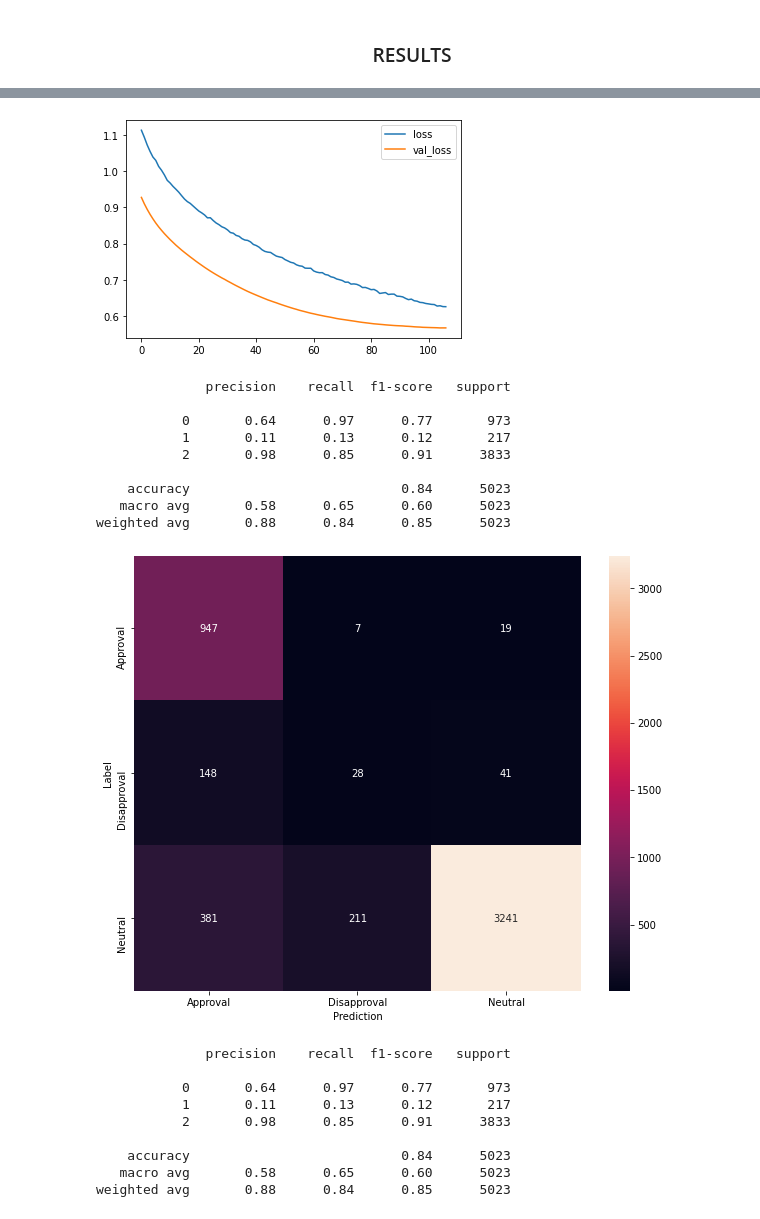
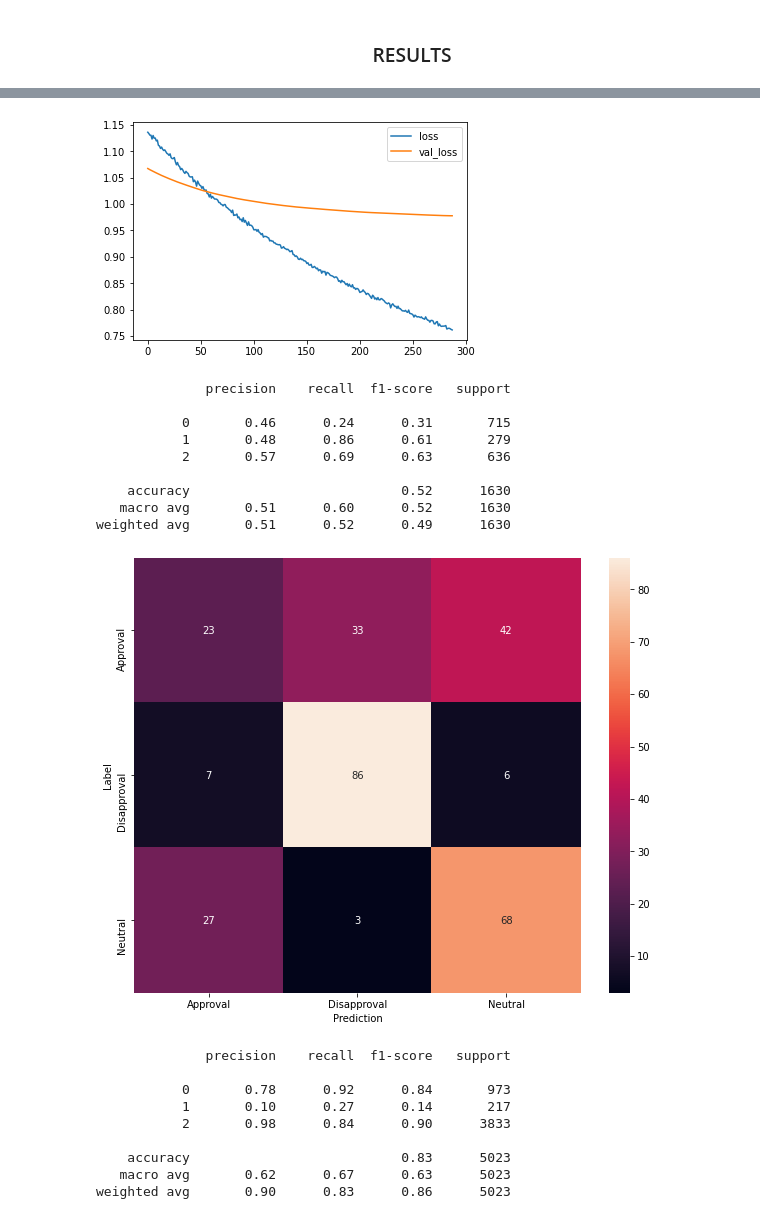
Before and after one commit to atick-faisal/Crowd-Emotion, a Jupyter notebook: src_v4/CE_TE_YAMNET_v4.ipynb, the cells around one changed output, grey strips where cells are left out. Saved outputs shown, nothing was run; the diff lists cells and outputs as text; code cells hidden in the pictures.

Commit message:
class weight done

```diff
--- a/src_v4/CE_TE_YAMNET_v4.ipynb
+++ b/src_v4/CE_TE_YAMNET_v4.ipynb
@@ -28,12 +28,14 @@ tf.__version__
 CONFIG = {
     'timestamp'             : str(datetime.datetime.now()),
     'model'                 : 'Transfer Learning on YAMNET',
-    'test_fold'             : 'Fold 1',
+    'test_fold'             : 'Fold 5',
     'architecture'          : '',
-    'batch_size'            : 32,
+    'batch_size'            : 1024,
     'epochs'                : 0,
-    'learning_rate'         : 0.000001,
-    'patience'              : 2,
+    'learning_rate'         : 0.000005,
+    'monitor'               : 'val_loss',
+    'patience'              : 3,
+    'class_weight'          : { 0: 0.71, 1:  2.32, 2: 0.86 },
     'training_time'         : 0,
     'testing_time'          : 0,
     'cm_atick'              : '',
@@ -207,7 +209,7 @@ my_model.compile(
 )
 
 callback = tf.keras.callbacks.EarlyStopping(
-    monitor='val_loss',
+    monitor=CONFIG['monitor'],
     patience=CONFIG['patience'],
     restore_best_weights=True
 )
@@ -217,9 +219,10 @@ start_time = time.time()
 
 history = my_model.fit(
     train_ds,
-    epochs=300,
-    validation_data=val_ds,
-    callbacks=callback
+    epochs              = 300,
+    validation_data     = val_ds,
+    callbacks           = callback,
+    class_weight        = CONFIG['class_weight']
 )
 
 training_time = time.time() - start_time
@@ -268,7 +271,7 @@ plt.plot(history.epoch, metrics['loss'], metrics['val_loss'])
 plt.legend(['loss', 'val_loss'])
 plt.show()
 # %% [output]
-[figure, old version]
+[figure, new version]
 # %%
 # ------------------ Testing on Aticks's data -----------------
 
@@ -284,23 +287,24 @@ print(result_atick)
 # %% [output]
               precision    recall  f1-score   support
 
-           0       0.64      0.97      0.77       973
-           1       0.11      0.13      0.12       217
-           2       0.98      0.85      0.91      3833
+           0       0.46      0.24      0.31       715
+           1       0.48      0.86      0.61       279
+           2       0.57      0.69      0.63       636
 
-    accuracy                           0.84      5023
-   macro avg       0.58      0.65      0.60      5023
-weighted avg       0.88      0.84      0.85      5023
+    accuracy                           0.52      1630
+   macro avg       0.51      0.60      0.52      1630
+weighted avg       0.51      0.52      0.49      1630
 # %%
-confusion_mtx_atick = tf.math.confusion_matrix(y_true, y_pred)
+# confusion_mtx_atick = tf.math.confusion_matrix(y_true, y_pred)
+confusion_mtx_atick = (confusion_matrix(y_true, y_pred, normalize='true') * 100).astype('int')
 plt.figure(figsize=(10, 8))
 sns.heatmap(confusion_mtx_atick, xticklabels=EMOTIONS, yticklabels=EMOTIONS,
             annot=True, fmt='g')
 plt.xlabel('Prediction')
 plt.ylabel('Label')
 plt.show()
 # %% [output]
-[figure, old version]
+[figure, new version]
 # %%
 # ------------------ Testing on Valentina's data -----------------
 
@@ -316,11 +320,11 @@ print(result_valentina)
 # %% [output]
               precision    recall  f1-score   support
 
-           0       0.64      0.97      0.77       973
-           1       0.11      0.13      0.12       217
-           2       0.98      0.85      0.91      3833
+           0       0.78      0.92      0.84       973
+           1       0.10      0.27      0.14       217
+           2       0.98      0.84      0.90      3833
 
-    accuracy                           0.84      5023
-   macro avg       0.58      0.65      0.60      5023
-weighted avg       0.88      0.84      0.85      5023
+    accuracy                           0.83      5023
+   macro avg       0.62      0.67      0.63      5023
+weighted avg       0.90      0.83      0.86      5023
 # %%
```
Also changed, not shown: parts of 7 cells of this notebook.
